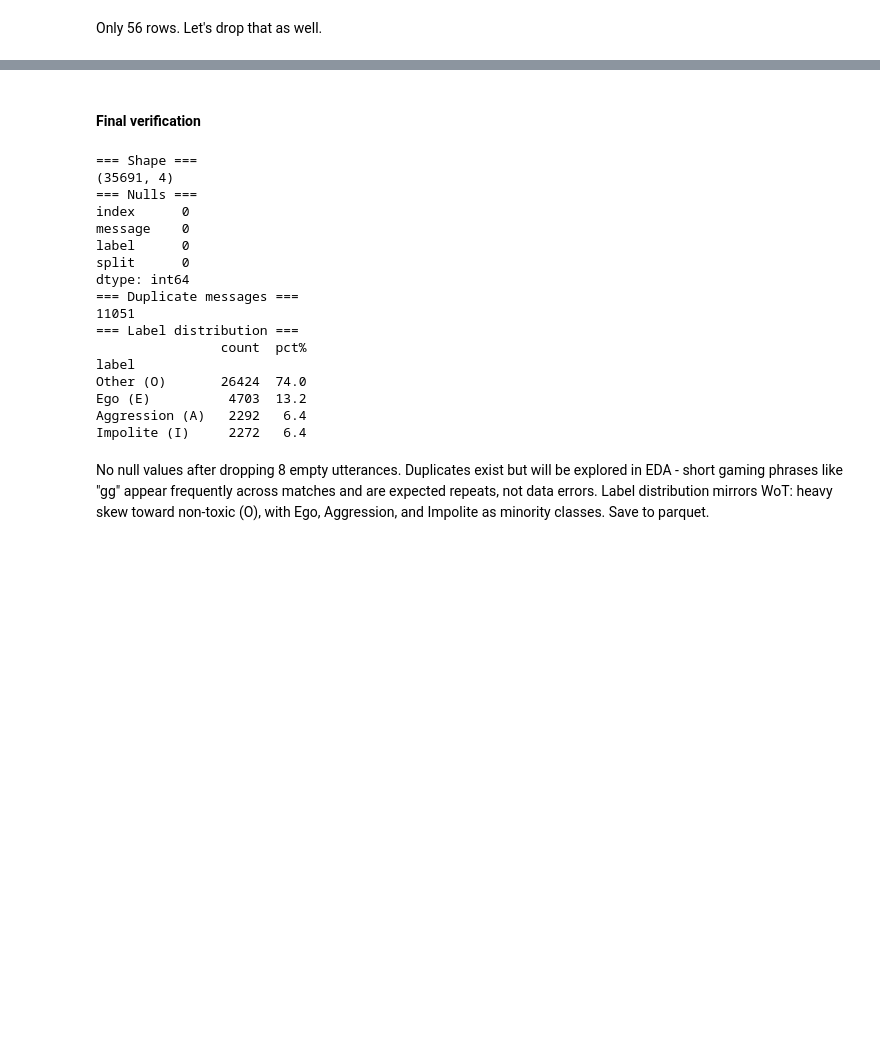
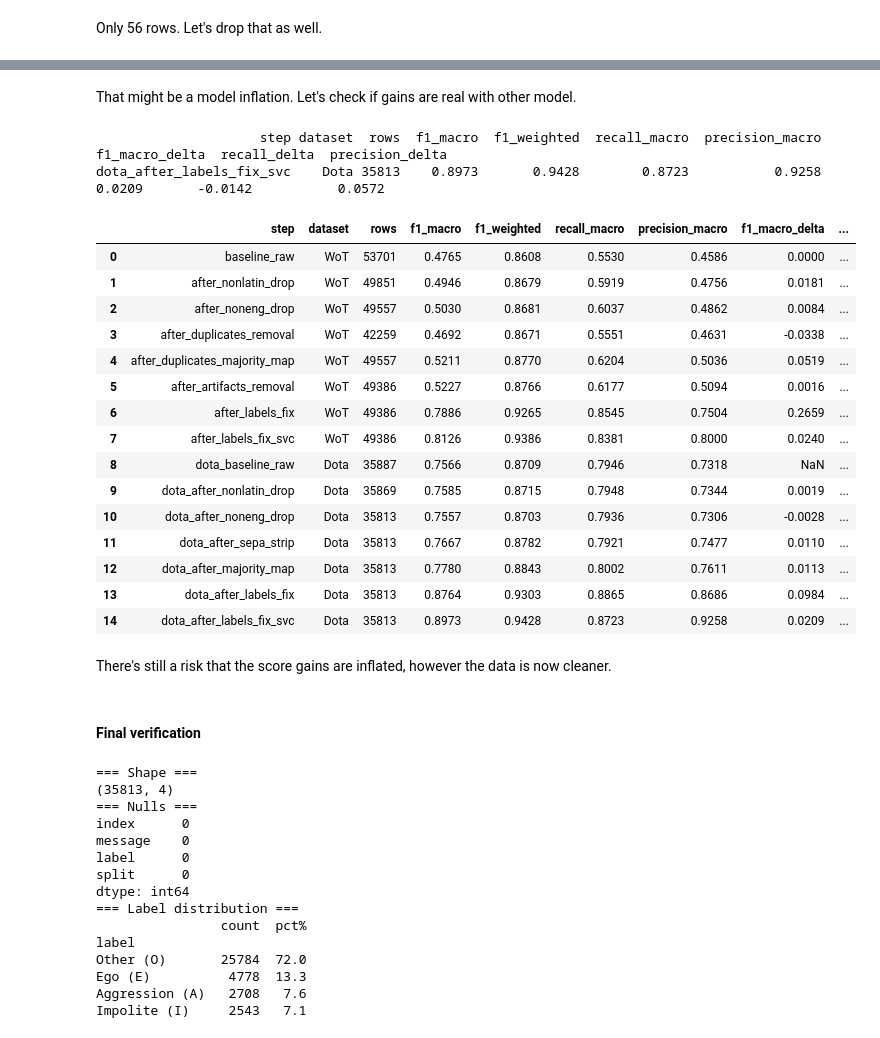
Before and after one commit to paolacalle/gaming-toxicity-detection, a Jupyter notebook: notebooks/gaming/initial_cleaning_gaming.ipynb, the cells around one changed output, grey strips where cells are left out. Saved outputs shown, nothing was run; the diff lists cells and outputs as text; code cells hidden in the pictures; blank space fills up the shorter version.

```diff
--- a/notebooks/gaming/initial_cleaning_gaming.ipynb
+++ b/notebooks/gaming/initial_cleaning_gaming.ipynb
@@ -660,0 +865,9 @@ Length after update: 35691
+# %%
+# strip [SEPA] separator tokens - data collection artifact, not language
+dota_en["message"] = dota_en["message"].str.replace(r"\s*\[SEPA\]\s*", " ", regex=True).str.strip()
+print(f"[SEPA] remaining: {dota_en['message'].str.contains(r'\[SEPA\]', regex=True).sum()}")
+
+# save and evaluate SEPA strip
+dota_en.to_parquet(PROJECT_ROOT / "data/processed_data/dota/dota.parquet", index=False)
+preprocessing_impact = eval_step("dota_after_sepa_strip", preprocessing_impact, datasets=("Dota",))
+preprocessing_impact
@@ -660,0 +990,5 @@ Length after update: 35691
+# %%
+# save and evaluate majority map
+dota_deduped.to_parquet(PROJECT_ROOT / "data/processed_data/dota/dota.parquet", index=False)
+preprocessing_impact = eval_step("dota_after_majority_map", preprocessing_impact, datasets=("Dota",))
+preprocessing_impact
@@ -660,0 +1085,4 @@ Length after update: 35691
+# %%
+# save and evaluate labels fix
+dota_clean.to_parquet(PROJECT_ROOT / "data/processed_data/dota/dota.parquet", index=False)
+preprocessing_impact = eval_step("dota_after_labels_fix", preprocessing_impact, datasets=("Dota",))
@@ -661,39 +1111,62 @@ Length after update: 35691
+# %% [markdown]
+That might be a model inflation. Let's check if gains are real with other model.
+# %%
+# SVC circularity check
+preprocessing_impact = eval_step("dota_after_labels_fix_svc", preprocessing_impact,
+                                  datasets=("Dota",), clf=LinearSVC(max_iter=2000, random_state=7524))
+# %% [output]
+                     step dataset  rows  f1_macro  f1_weighted  recall_macro  precision_macro  f1_macro_delta  recall_delta  precision_delta
+dota_after_labels_fix_svc    Dota 35813    0.8973       0.9428        0.8723           0.9258          0.0209       -0.0142           0.0572
+# %%
+preprocessing_impact
+# %% [output]
+|  | step | dataset | rows | f1_macro | f1_weighted | recall_macro | precision_macro | f1_macro_delta | ... |
+| 0 | baseline_raw | WoT | 53701 | 0.4765 | 0.8608 | 0.5530 | 0.4586 | 0.0000 | ... |
+| 1 | after_nonlatin_drop | WoT | 49851 | 0.4946 | 0.8679 | 0.5919 | 0.4756 | 0.0181 | ... |
+| 2 | after_noneng_drop | WoT | 49557 | 0.5030 | 0.8681 | 0.6037 | 0.4862 | 0.0084 | ... |
+| 3 | after_duplicates_removal | WoT | 42259 | 0.4692 | 0.8671 | 0.5551 | 0.4631 | -0.0338 | ... |
+| 4 | after_duplicates_majority_map | WoT | 49557 | 0.5211 | 0.8770 | 0.6204 | 0.5036 | 0.0519 | ... |
+| 5 | after_artifacts_removal | WoT | 49386 | 0.5227 | 0.8766 | 0.6177 | 0.5094 | 0.0016 | ... |
+| 6 | after_labels_fix | WoT | 49386 | 0.7886 | 0.9265 | 0.8545 | 0.7504 | 0.2659 | ... |
+| 7 | after_labels_fix_svc | WoT | 49386 | 0.8126 | 0.9386 | 0.8381 | 0.8000 | 0.0240 | ... |
+| 8 | dota_baseline_raw | Dota | 35887 | 0.7566 | 0.8709 | 0.7946 | 0.7318 | NaN | ... |
+| 9 | dota_after_nonlatin_drop | Dota | 35869 | 0.7585 | 0.8715 | 0.7948 | 0.7344 | 0.0019 | ... |
+| 10 | dota_after_noneng_drop | Dota | 35813 | 0.7557 | 0.8703 | 0.7936 | 0.7306 | -0.0028 | ... |
+| 11 | dota_after_sepa_strip | Dota | 35813 | 0.7667 | 0.8782 | 0.7921 | 0.7477 | 0.0110 | ... |
+| 12 | dota_after_majority_map | Dota | 35813 | 0.7780 | 0.8843 | 0.8002 | 0.7611 | 0.0113 | ... |
+| 13 | dota_after_labels_fix | Dota | 35813 | 0.8764 | 0.9303 | 0.8865 | 0.8686 | 0.0984 | ... |
+| 14 | dota_after_labels_fix_svc | Dota | 35813 | 0.8973 | 0.9428 | 0.8723 | 0.9258 | 0.0209 | ... |
+# %% [markdown]
+There's still a risk that the score gains are inflated, however the data is now cleaner.
 # %% [markdown]
 #### Final verification
 # %%
 print("=== Shape ===")
-print(dota_en.shape)
+print(dota_clean.shape)
 
 print("=== Nulls ===")
-print(dota_en.isnull().sum())
-
-print("=== Duplicate messages ===")
-print(dota_en.duplicated(subset="message").sum())
+print(dota_clean.isnull().sum())
 
 print("=== Label distribution ===")
-counts = dota_en["label"].value_counts().sort_index()
-pct = dota_en["label"].value_counts(normalize=True).sort_index().mul(100).round(1)
+counts = dota_clean["label"].value_counts().sort_index()
+pct    = dota_clean["label"].value_counts(normalize=True).sort_index().mul(100).round(1)
 label_names = {0: "Other (O)", 1: "Ego (E)", 2: "Aggression (A)", 3: "Impolite (I)"}
 print(pd.DataFrame({"count": counts, "pct%": pct}).rename(index=label_names))
 # %% [output]
 === Shape ===
-(35691, 4)
+(35813, 4)
 === Nulls ===
 index      0
 message    0
 label      0
 split      0
 dtype: int64
-=== Duplicate messages ===
-11051
 === Label distribution ===
                 count  pct%
 label
-Other (O)       26424  74.0
-Ego (E)          4703  13.2
-Aggression (A)   2292   6.4
-Impolite (I)     2272   6.4
+Other (O)       25784  72.0
+Ego (E)          4778  13.3
+Aggression (A)   2708   7.6
+Impolite (I)     2543   7.1
-# %% [markdown]
-No null values after dropping 8 empty utterances. Duplicates exist but will be explored in EDA - short gaming phrases like "gg" appear frequently across matches and are expected repeats, not data errors. Label distribution mirrors WoT: heavy skew toward non-toxic (O), with Ego, Aggression, and Impolite as minority classes. Save to parquet.
 # %%
 # save cleaned dota to parquet for easier loading in future steps
```
Also changed, not shown: parts of 82 cells of this notebook, 2 other files.
